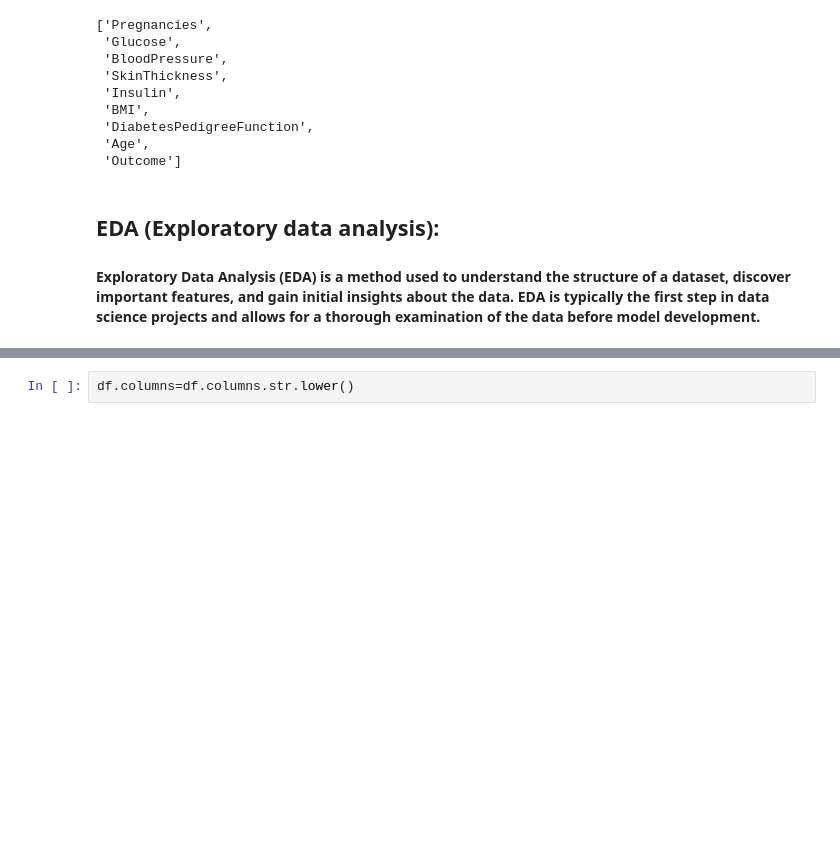
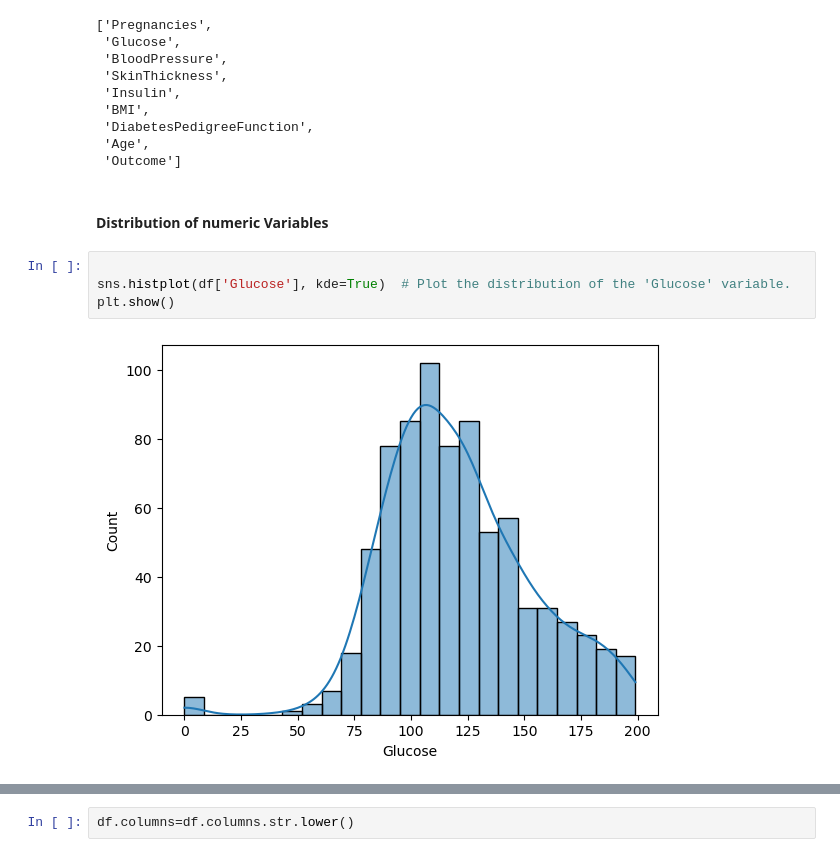
Before and after one commit to Taylanozveren/Diabetes-Dataset-Analysis-Python-Project, a Jupyter notebook: DiabetesProject.ipynb, the cells around one changed output, grey strips where cells are left out. Saved outputs shown, nothing was run; the diff lists cells and outputs as text; blank space fills up the shorter version.

```diff
--- a/DiabetesProject.ipynb
+++ b/DiabetesProject.ipynb
@@ -160,6 +164,11 @@ df.columns.to_list()
  'DiabetesPedigreeFunction',
  'Age',
  'Outcome']
-# %% [markdown]
-## EDA (Exploratory data analysis):
-#### Exploratory Data Analysis (EDA) is a method used to understand the structure of a dataset, discover important features, and gain initial insights about the data. EDA is typically the first step in data science projects and allows for a thorough examination of the data before model development.
+# %% [markdown]
+#### Distribution of numeric Variables
+# %%
+
+sns.histplot(df['Glucose'], kde=True)  # Plot the distribution of the 'Glucose' variable.
+plt.show()
+# %% [output]
+[figure, added]
```
Also changed, not shown: parts of 34 cells of this notebook, 2 other files.
